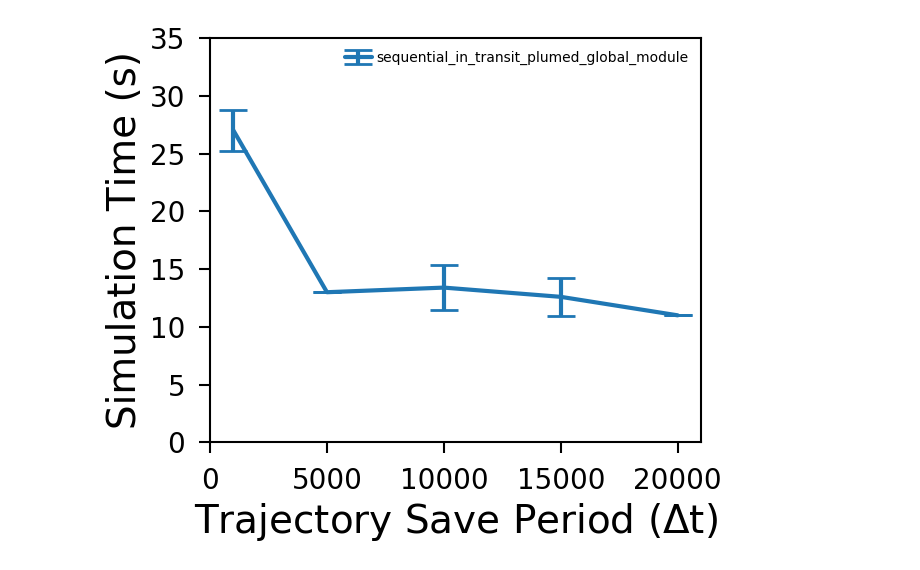
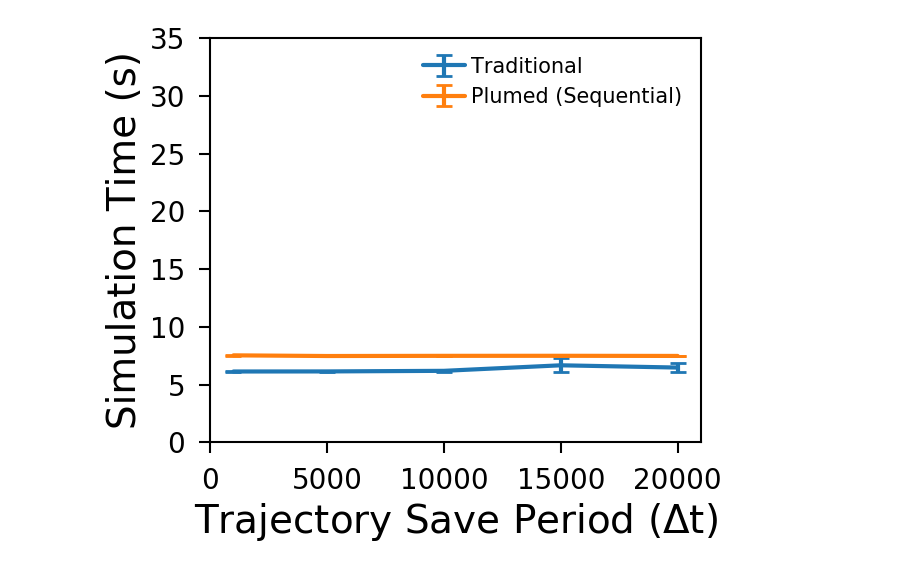
Before and after one commit to Analytics4MD/A4MD, a Jupyter notebook: examples/plot_sim_time.ipynb, the cells around one changed output. Drawn from its saved outputs; the diff is of its cells as text; code cells hidden in the pictures.

Commit message:
Adding plotting functions for sim time

```diff
--- a/examples/plot_sim_time.ipynb
+++ b/examples/plot_sim_time.ipynb
@@ -7,61 +7,60 @@ import matplotlib
 %matplotlib inline
 import matplotlib.pyplot as plt
 from scipy import stats
+import collections
 
 def timestamp_to_seconds(t):
     return sum(float(n) * m for n, m in zip(reversed(t), (1, 60, 3600)))
 
 
 # This will return absolute paths
-paths = ['sequential','sequential_in_transit_plumed_global_module']
-for path in paths:
+paths = {'sequential_using_mdtraj':'Traditional','sequential_in_transit_plumed_global_module':'Plumed (Sequential)'}
+sim_time_labels = ['Pair','Neigh','Comm','Other'] # Modify and Output is left out
+for path,legend in paths.items():
     total_times = defaultdict(list)
     sim_time_dict = defaultdict(list)
-    log_files = [os.path.abspath(f) for f in iglob('{}/slurm*'.format(path), recursive=True)]
+    log_files = [os.path.abspath(f) for f in iglob('{}/T_*/log.prod'.format(path), recursive=True)]
     for log_file in log_files:
         total_time=None
-        dump_interval = None
-        sim_times=[]
-        with open(log_file) as fp:
-            line = fp.readline()
-            #print(line)
-            while line:
-                if 'DUMP_INTERVAL' in line:
-                    values = line.split(':')
-                    if float(values[1]) >500:
-                        dump_interval = float(values[1])
-                if 'Total wall time' in line:
-                    values = line.split(':')
-                    sim_time = float(timestamp_to_seconds(values[1:]))
-                    sim_times.append(sim_time)
-                    #print('Found sim time',sim_time)
-                if 'SIM_TIME' in line:
-                    values = line.split(':')
-                    total_time = float(values[1])
-                    break
+        directory_name = log_file.split('/')[-2]
+        dump_interval = float(directory_name.split('_')[5])
+        sim_time = 0
+        if dump_interval>500:
+            with open(log_file) as fp:
                 line = fp.readline()
-            if total_time is not None and dump_interval is not None:
-                total_times[dump_interval].append(total_time)
-        if len(sim_times)>0 and dump_interval is not None:
-            #print(log_file)
-            sim_time_dict[dump_interval].append(sim_times[-1])
-        else:
-            #print('Could not find sim time in ',log_file)
-            continue
-    print(sim_time_dict)
+                #print(line)
+                while line:
+                    values = line.split('|')
+                    if len(values)== 6 and any(label in values[0] for label in sim_time_labels):
+                        values = line.split('|')
+                        sim_time += float(values[2])
+
+                    line = fp.readline()
+            if sim_time>0:
+                #print(log_file)
+                sim_time_dict[dump_interval].append(sim_time)
+            else:
+                #print('Could not find sim time in ',log_file)
+                continue
+    #print(sim_time_dict)
+    od = collections.OrderedDict(sorted(sim_time_dict.items()))
+    print(od)
+    sim_time_dict=od
     mean_tts = [np.mean(sim_time_vals) for dump_interval, sim_time_vals in sim_time_dict.items()]
     std_tts = [stats.sem(sim_time_vals) for dump_interval, sim_time_vals in sim_time_dict.items()]
     dump_intervals = sim_time_dict.keys()
-    plt.errorbar(dump_intervals,mean_tts,std_tts,
+    plt.errorbar(dump_intervals,
+                 mean_tts,
+                 std_tts,
                  #fmt='o',
                  #ecolor='g',
-                 capsize=10,
+                 capsize=6,
                  #elinewidth=3,
                  capthick=2,
-                label=path)
+                label=legend)
 plt.xlabel("Trajectory Save Period ($\Delta$t)")
 plt.ylabel("Simulation Time (s)")
-plt.legend(fontsize=10)
+plt.legend(fontsize=15)
 plt.ylim(0,35)
 plt.xlim(0,21000)
 plt.savefig('figure_sim_time.png', transparent=True)
@@ -87 +71 @@ defaultdict(<class 'list'>, {20000.0: [11.0, 11.0, 11.0, 11.0, 11.0], 15000.0: [
-[figure, old version]
+[figure, new version]
```
Also changed, not shown: parts of 1 cell of this notebook.
